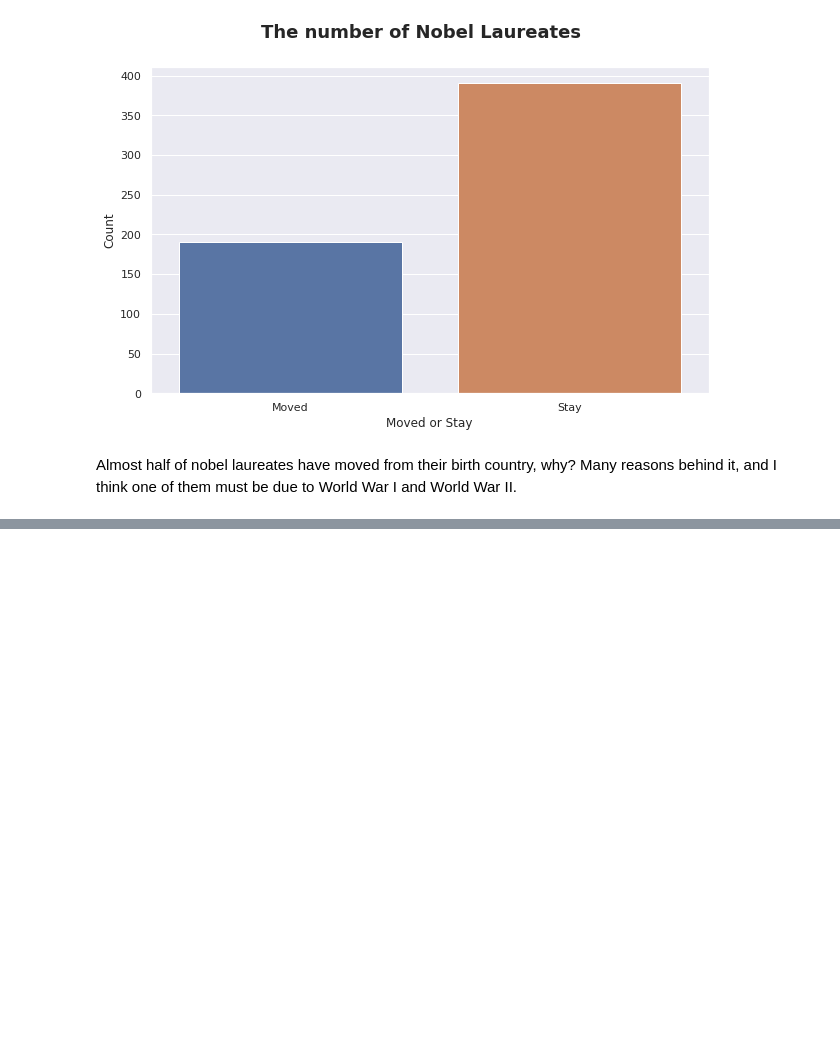
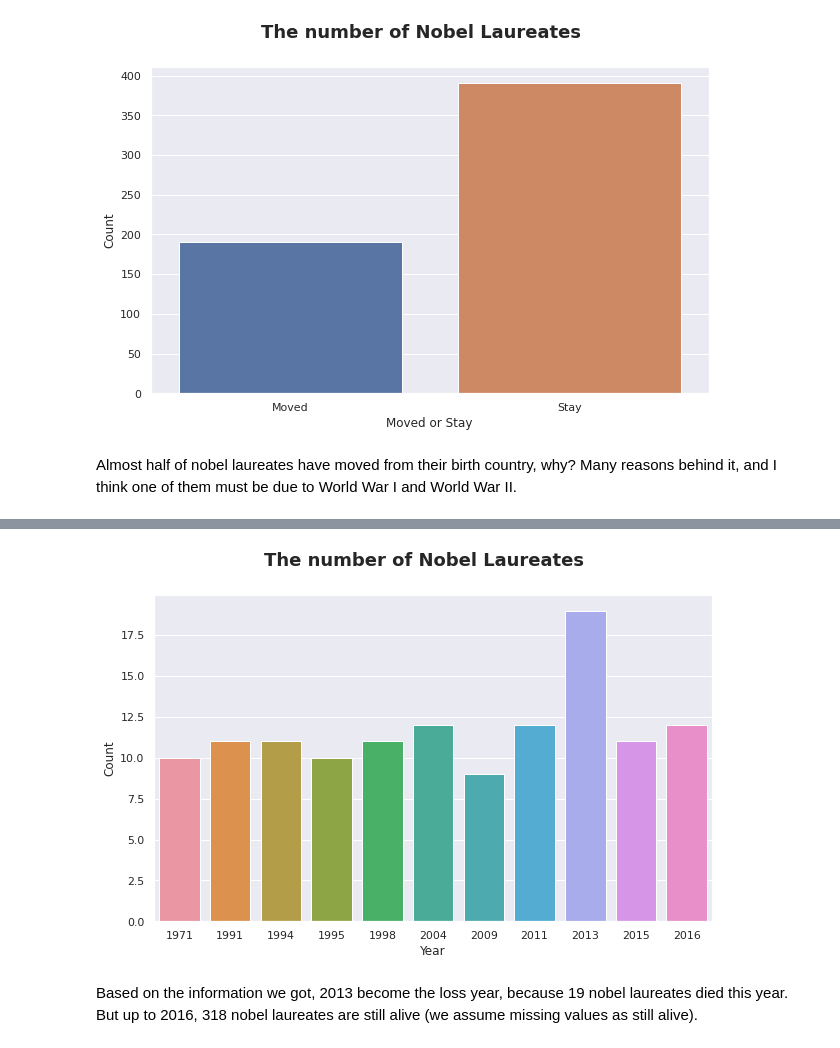
Before and after one commit to agusrichard/data-science-learning-projects, a Jupyter notebook: Nobel Prize Winners/exploratory_data_analysis.ipynb, the cells around one changed output, grey strips where cells are left out. Drawn from its saved outputs; the diff is of its cells as text; code cells hidden in the pictures; blank space fills up the shorter version.

```diff
--- a/Nobel Prize Winners/exploratory_data_analysis.ipynb
+++ b/Nobel Prize Winners/exploratory_data_analysis.ipynb
@@ -688,0 +750,6 @@ Almost half of nobel laureates have moved from their birth country, why? Many re
+# %%
+# take death_date column to death_year an impute missing values as -1
+df['death_year'] = df['death_date'].dt.year.fillna(-1).astype('int')
+
+# display top 5
+df['death_year'].head()
@@ -688,0 +778,3 @@ Almost half of nobel laureates have moved from their birth country, why? Many re
+# %%
+death_year_count = df['death_year'].value_counts()[1:12]
+death_year_count
@@ -688,0 +794,9 @@ Almost half of nobel laureates have moved from their birth country, why? Many re
+# %%
+fig, ax = plt.subplots(figsize=[10, 6])
+sns.barplot(ax=ax, x=death_year_count.index, y=death_year_count.values)
+ax.set(xlabel='Year', ylabel='Count')
+fig.suptitle('The number of Nobel Laureates', fontsize=18, fontweight='semibold');
+# %% [output]
+[figure, added]
+# %% [markdown]
+Based on the information we got, 2013 become the loss year, because 19 nobel laureates died this year. But up to 2016, 318 nobel laureates are still alive (we assume missing values as still alive).
```
Also changed, not shown: parts of 18 cells of this notebook.
